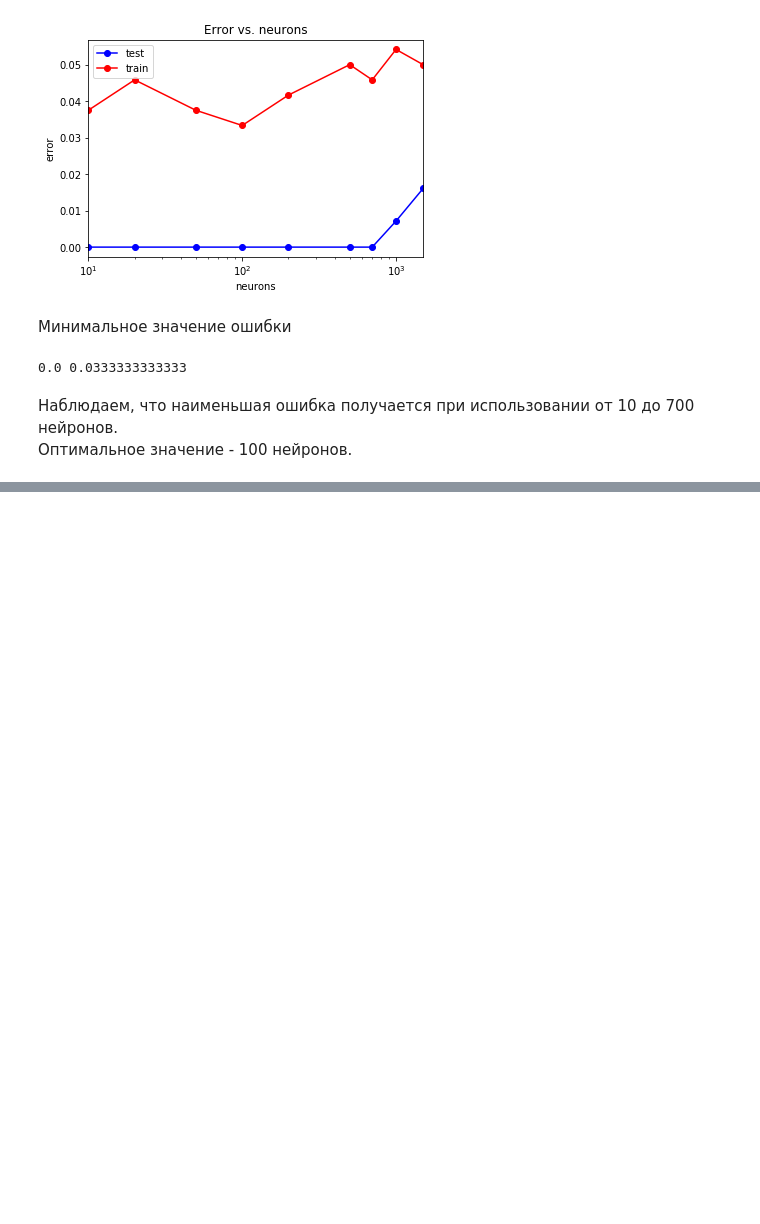
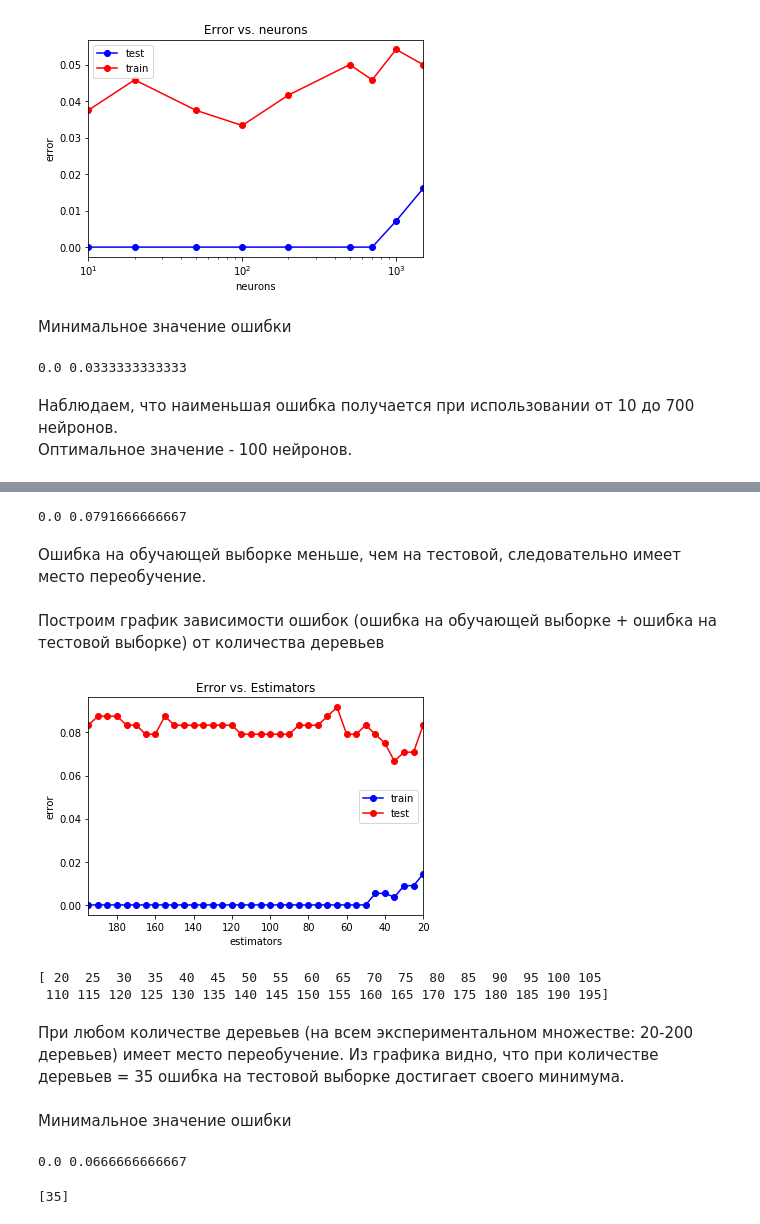
Before and after one commit to MariaRumiantseva/MachineLearning, a Jupyter notebook: HW1_PokemonChallenge.ipynb, the cells around one changed output, grey strips where cells are left out. Drawn from its saved outputs; the diff is of its cells as text; code cells hidden in the pictures; blank space fills up the shorter version.

```diff
--- a/HW1_PokemonChallenge.ipynb
+++ b/HW1_PokemonChallenge.ipynb
@@ -1164,0 +1377,7 @@ print(min_train_err, min_test_err)
+# %%
+from sklearn.model_selection import train_test_split
+X_train, X_test, y_train, y_test = train_test_split(X, y, test_size = 0.3, random_state = 7)
+N_test, _ = X_test.shape
+N_train, _ = X_train.shape
+
+print(N_train, N_test)
@@ -1164,0 +1388,3 @@ print(min_train_err, min_test_err)
+# %%
+ab = ensemble.AdaBoostClassifier(n_estimators = 100)
+ab.fit(X_train, y_train)
@@ -1164,0 +1399,48 @@ print(min_train_err, min_test_err)
+# %%
+print(np.mean(y_train != y_train_pred), np.mean(y_test != y_test_pred))
+# %% [output]
+0.0 0.0791666666667
+# %% [markdown]
+Ошибка на обучающей выборке меньше, чем на тестовой, следовательно имеет место переобучение.
+# %% [markdown]
+Построим график зависимости ошибок (ошибка на обучающей выборке + ошибка на тестовой выборке) от количества деревьев
+# %%
+trees_arr = np.arange(20, 200, 5)
+test_err = []
+train_err = []
+for trees in trees_arr:
+    ab = ensemble.AdaBoostClassifier(n_estimators = trees)
+    ab.fit(X_train, y_train)
+    train_err.append(np.mean(y_train != ab.predict(X_train)))
+    test_err.append(np.mean(y_test  != ab.predict(X_test)))
+# %%
+plt.plot(trees_arr, train_err, 'b-o', label = 'train')
+plt.plot(trees_arr, test_err, 'r-o', label = 'test')
+plt.xlim([np.max(trees_arr), np.min(trees_arr)])
+plt.title('Error vs. Estimators')
+plt.xlabel('estimators')
+plt.ylabel('error')
+plt.legend()
+pass
+# %% [output]
+[figure, added]
+# %%
+print(trees_arr)
+# %% [output]
+[ 20  25  30  35  40  45  50  55  60  65  70  75  80  85  90  95 100 105
+ 110 115 120 125 130 135 140 145 150 155 160 165 170 175 180 185 190 195]
+# %% [markdown]
+При любом количестве деревьев (на всем экспериментальном множестве: 20-200 деревьев) имеет место переобучение. Из графика видно, что при количестве деревьев = 35 ошибка на тестовой выборке достигает своего минимума.
+# %% [markdown]
+Минимальное значение ошибки
+# %%
+min_train_err = np.min(train_err)
+min_test_err = np.min(test_err)
+print(min_train_err, min_test_err)
+# %% [output]
+0.0 0.0666666666667
+# %%
+trees_opt = trees_arr[test_err == min_test_err]
+print(trees_opt)
+# %% [output]
+[35]
```
Also changed, not shown: parts of 71 cells of this notebook.
